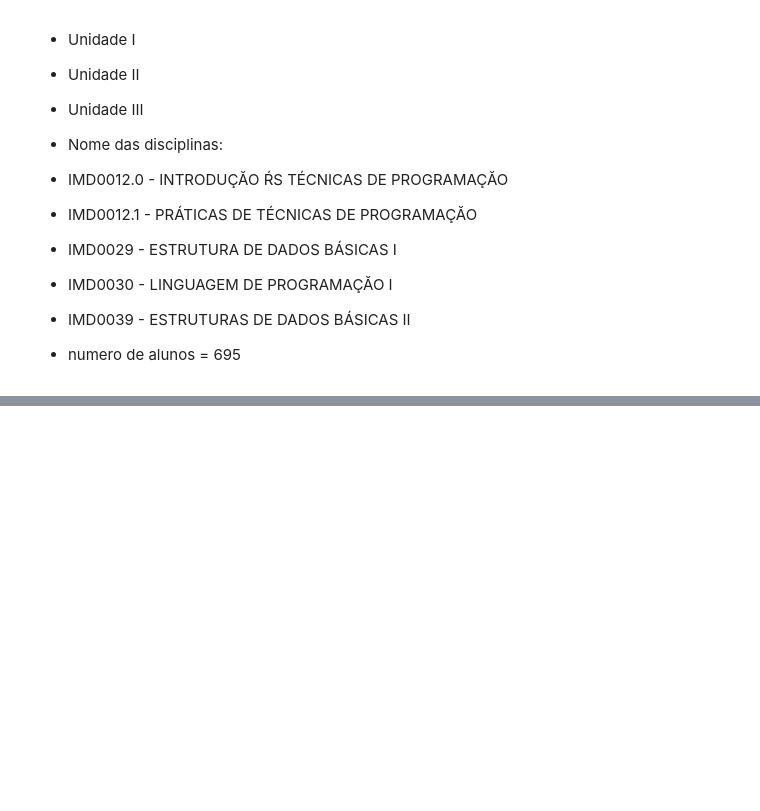
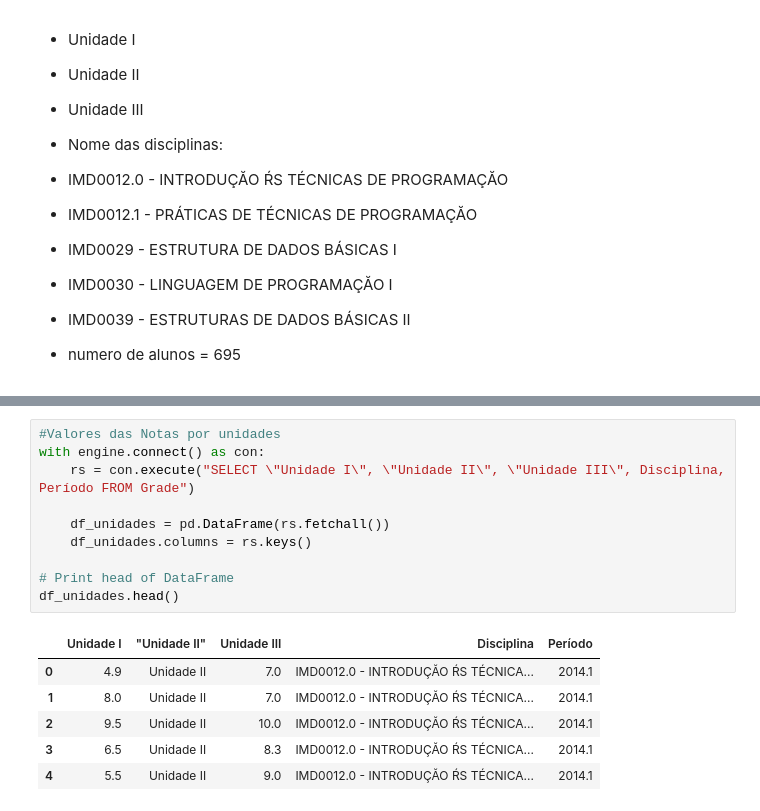
Before and after one commit to NalbertLeal/Analyze-the-performance-of-IMD-s-students---unid3-ativ1, a Jupyter notebook: Programming_disciplines.ipynb, the cells around one changed output, grey strips where cells are left out. Drawn from its saved outputs; the diff is of its cells as text; blank space fills up the shorter version.

```diff
--- a/Programming_disciplines.ipynb
+++ b/Programming_disciplines.ipynb
@@ -61,0 +126,17 @@ df.head()
+# %%
+#Valores das Notas por unidades
+with engine.connect() as con:
+    rs = con.execute("SELECT \"Unidade I\", \"Unidade II\", \"Unidade III\", Disciplina, Período FROM Grade")
+
+    df_unidades = pd.DataFrame(rs.fetchall())
+    df_unidades.columns = rs.keys()
+
+# Print head of DataFrame
+df_unidades.head()
+# %% [output]
+|  | Unidade I | "Unidade II" | Unidade III | Disciplina | Período |
+| 0 | 4.9 | Unidade II | 7.0 | IMD0012.0 - INTRODUÇĂO ŔS TÉCNICA... | 2014.1 |
+| 1 | 8.0 | Unidade II | 7.0 | IMD0012.0 - INTRODUÇĂO ŔS TÉCNICA... | 2014.1 |
+| 2 | 9.5 | Unidade II | 10.0 | IMD0012.0 - INTRODUÇĂO ŔS TÉCNICA... | 2014.1 |
+| 3 | 6.5 | Unidade II | 8.3 | IMD0012.0 - INTRODUÇĂO ŔS TÉCNICA... | 2014.1 |
+| 4 | 5.5 | Unidade II | 9.0 | IMD0012.0 - INTRODUÇĂO ŔS TÉCNICA... | 2014.1 |
```
Also changed, not shown: parts of 13 cells of this notebook.
